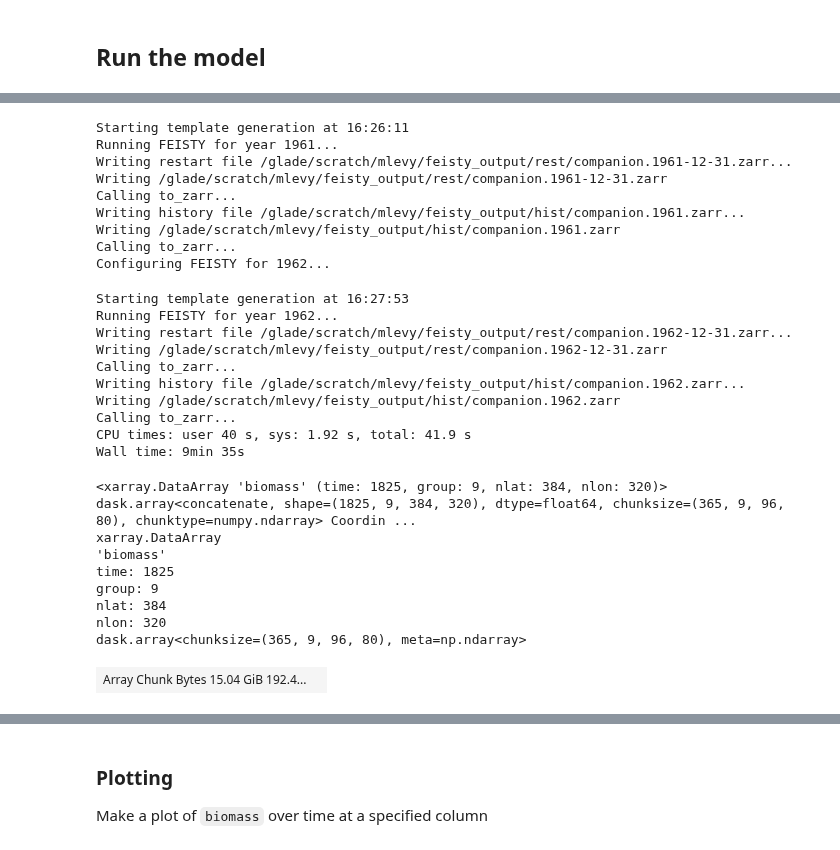
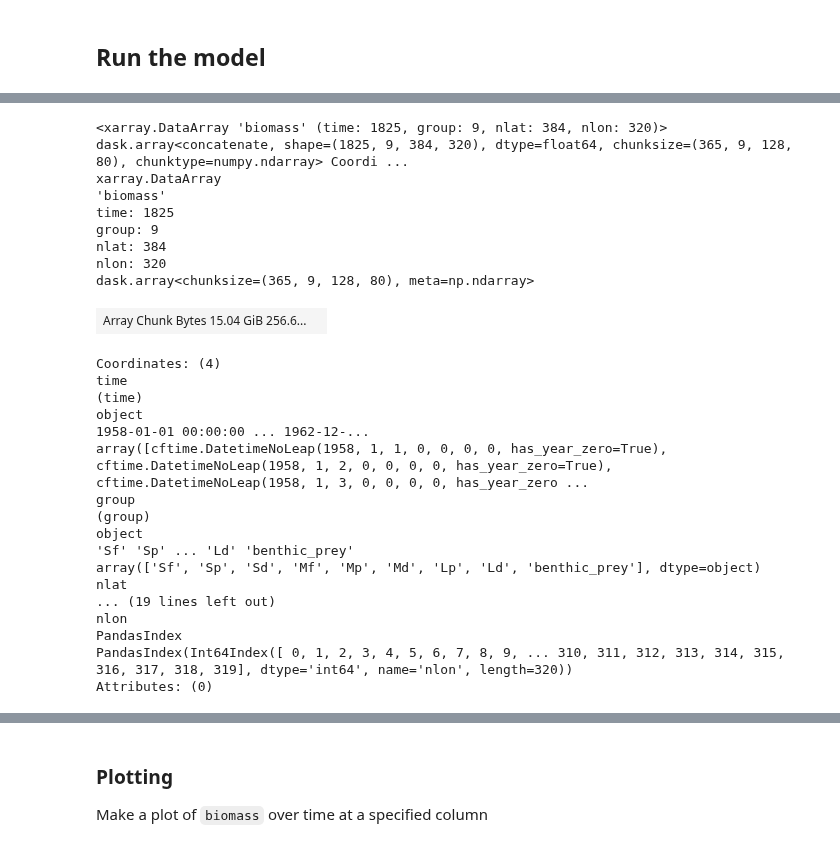
Before and after one commit to marbl-ecosys/feisty, a Jupyter notebook: examples/Run Multiple Years (companion).ipynb, the cells around one changed output, grey strips where cells are left out. Saved outputs shown, nothing was run; the diff lists cells and outputs as text; code cells hidden in the pictures.

```diff
--- a/examples/Run Multiple Years (companion).ipynb
+++ b/examples/Run Multiple Years (companion).ipynb
@@ -87,32 +84,30 @@ nyears = 5
 ds_list = list()
 for year in range(1958, 1958 + nyears):
     print(f'Configuring FEISTY for {year}...')
+
     # Start and End dates
     feisty_config['start_date'] = f'{year}-01-01'
     feisty_config['end_date'] = f'{year}-12-31'
 
     # Initialize from restart (unless this is first year)
-    rest_name = f'companion.{year-1}-12-31.zarr'
-    if os.path.exists(os.path.join(outdir, 'rest', rest_name)):
+    previous_restart = f'companion.{year-1}-12-31.zarr'
+    if os.path.exists(os.path.join(outdir, 'rest', previous_restart)):
         feisty_config['initial_conditions'] = {
             'root_dir': os.path.join(outdir, 'rest'),
-            'ic_file': rest_name,
+            'ic_file': previous_restart,
         }
+
+    # Set up history and restart files for output
+    feisty_config['output']['hist_dir'] = os.path.join(outdir, 'hist')
+    feisty_config['output']['hist_file'] = f'companion.{year}.zarr'
+    feisty_config['output']['rest_dir'] = os.path.join(outdir, 'rest')
+    feisty_config['output']['rest_file'] = f'companion.{year}-12-31.zarr'
 
     # map_blocks lets us run in parallel over our dask cluster
     ds_out = feisty.config_and_run_from_yaml(feisty_config)
 
     print(f'Running FEISTY for year {year}...')
-    ds_out["biomass"] = ds_out["biomass"].persist()
-    wait(ds_out["biomass"])
-
-    rest_name = os.path.join(outdir, 'rest', f'companion.{year}-12-31.zarr')
-    print(f'Writing restart file {rest_name}...')
-    feisty.utils.write_restart_file(ds_out, rest_name, overwrite=True)
-
-    hist_name = os.path.join(outdir, 'hist', f'companion.{year}.zarr')
-    print(f'Writing history file {hist_name}...')
-    feisty.utils.write_history_file(ds_out, hist_name, overwrite=True)
+    ds_out["biomass"] = ds_out["biomass"]
 
     ds_list.append(ds_out)
     del ds_out
@@ -153,28 +146,26 @@ Configuring FEISTY for 1961...
-Starting template generation at 16:26:11
-Running FEISTY for year 1961...
-Writing restart file /glade/scratch/mlevy/feisty_output/rest/companion.1961-12-31.zarr...
-Writing /glade/scratch/mlevy/feisty_output/rest/companion.1961-12-31.zarr
-Calling to_zarr...
-Writing history file /glade/scratch/mlevy/feisty_output/hist/companion.1961.zarr...
-Writing /glade/scratch/mlevy/feisty_output/hist/companion.1961.zarr
-Calling to_zarr...
-Configuring FEISTY for 1962...
+<xarray.DataArray 'biomass' (time: 1825, group: 9, nlat: 384, nlon: 320)> dask.array<concatenate, shape=(1825, 9, 384, 320), dtype=float64, chunksize=(365, 9, 128, 80), chunktype=numpy.ndarray> Coordi ...
+xarray.DataArray
+'biomass'
+time: 1825
+group: 9
+nlat: 384
+nlon: 320
+dask.array<chunksize=(365, 9, 128, 80), meta=np.ndarray>
+| Array Chunk Bytes 15.04 GiB 256.6... |  |
-Starting template generation at 16:27:53
-Running FEISTY for year 1962...
-Writing restart file /glade/scratch/mlevy/feisty_output/rest/companion.1962-12-31.zarr...
-Writing /glade/scratch/mlevy/feisty_output/rest/companion.1962-12-31.zarr
-Calling to_zarr...
-Writing history file /glade/scratch/mlevy/feisty_output/hist/companion.1962.zarr...
-Writing /glade/scratch/mlevy/feisty_output/hist/companion.1962.zarr
-Calling to_zarr...
-CPU times: user 40 s, sys: 1.92 s, total: 41.9 s
-Wall time: 9min 35s
+Coordinates: (4)
+time
+(time)
+object
+1958-01-01 00:00:00 ... 1962-12-...
+array([cftime.DatetimeNoLeap(1958, 1, 1, 0, 0, 0, 0, has_year_zero=True), cftime.DatetimeNoLeap(1958, 1, 2, 0, 0, 0, 0, has_year_zero=True), cftime.DatetimeNoLeap(1958, 1, 3, 0, 0, 0, 0, has_year_zero ...
+group
+(group)
+object
+'Sf' 'Sp' ... 'Ld' 'benthic_prey'
+array(['Sf', 'Sp', 'Sd', 'Mf', 'Mp', 'Md', 'Lp', 'Ld', 'benthic_prey'], dtype=object)
+nlat
+... (19 lines left out)
+nlon
+PandasIndex
+PandasIndex(Int64Index([ 0, 1, 2, 3, 4, 5, 6, 7, 8, 9, ... 310, 311, 312, 313, 314, 315, 316, 317, 318, 319], dtype='int64', name='nlon', length=320))
+Attributes: (0)
-<xarray.DataArray 'biomass' (time: 1825, group: 9, nlat: 384, nlon: 320)> dask.array<concatenate, shape=(1825, 9, 384, 320), dtype=float64, chunksize=(365, 9, 96, 80), chunktype=numpy.ndarray> Coordin ...
-xarray.DataArray
-'biomass'
-time: 1825
-group: 9
-nlat: 384
-nlon: 320
-dask.array<chunksize=(365, 9, 96, 80), meta=np.ndarray>
-| Array Chunk Bytes 15.04 GiB 192.4... |  |
```
Also changed, not shown: parts of 5 cells of this notebook, 5 other files.
